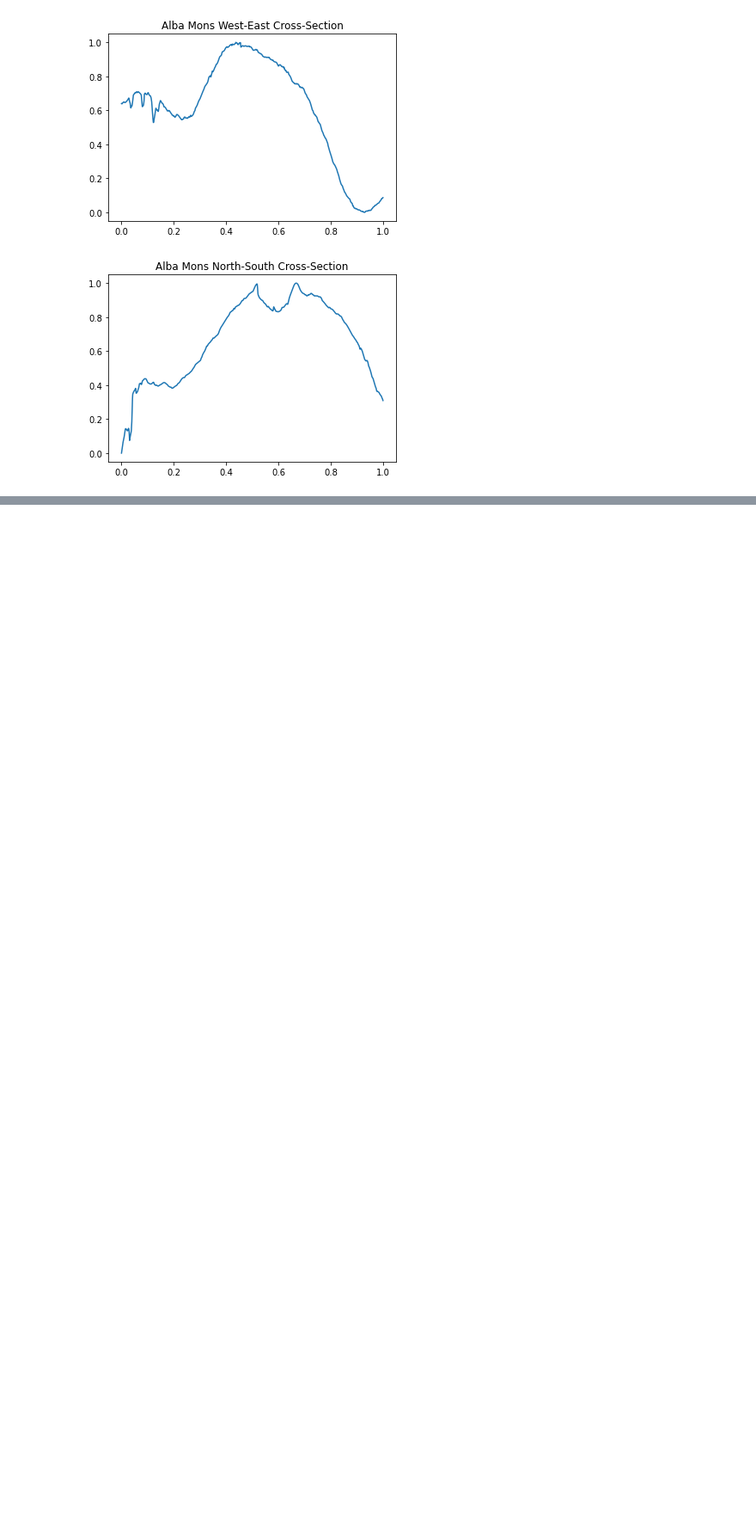
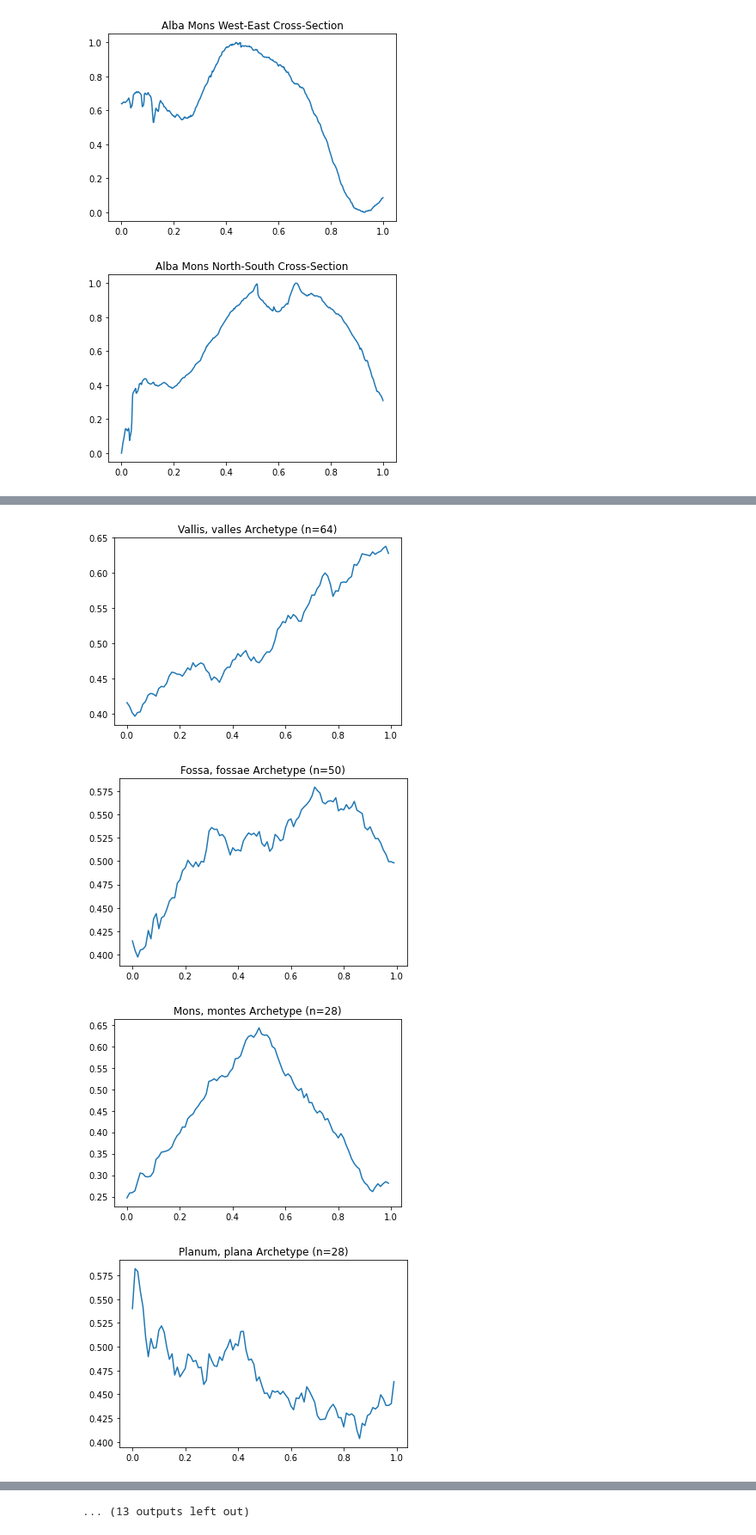
Before and after one commit to pydlv/mars, a Jupyter notebook: mars.ipynb, the cells around one changed output, grey strips where cells are left out. Shown at 86% size. Saved outputs shown, nothing was run; the diff lists cells and outputs as text; code cells hidden in the pictures; blank space fills up the shorter version.

```diff
--- a/mars.ipynb
+++ b/mars.ipynb
@@ -211,0 +322,11 @@ for feature_name in features_to_graph:
+# %%
+all_feature_types = set([feature["featuretype"] for feature in features])
+
+archetypes = {}
+
+for feature_type in all_feature_types:
+    print(feature_type)
+
+    archetype, n = generate_archetype(feature_type)
+
+    archetypes[feature_type] = (archetype, n)
@@ -211,0 +351,18 @@ for feature_name in features_to_graph:
+# %%
+# Sort by archetypes by number of samples
+sorted_feature_types = sorted(all_feature_types, key=lambda x: -archetypes[x][1])
+
+# Plot only the ones where samples > 20
+for feature_type in sorted_feature_types:
+    archetype, n = archetypes[feature_type]
+
+    xs, ys = zip(*archetype)
+
+    plt.plot(xs, ys)
+    plt.title(f"{feature_type} Archetype (n={n})")
+    plt.show()
+# %% [output]
+[figure, added]
+[figure, added]
+[figure, added]
+[figure, added]
@@ -211,0 +377 @@ for feature_name in features_to_graph:
+... (13 outputs left out)
```
Also changed, not shown: parts of 13 cells of this notebook.
